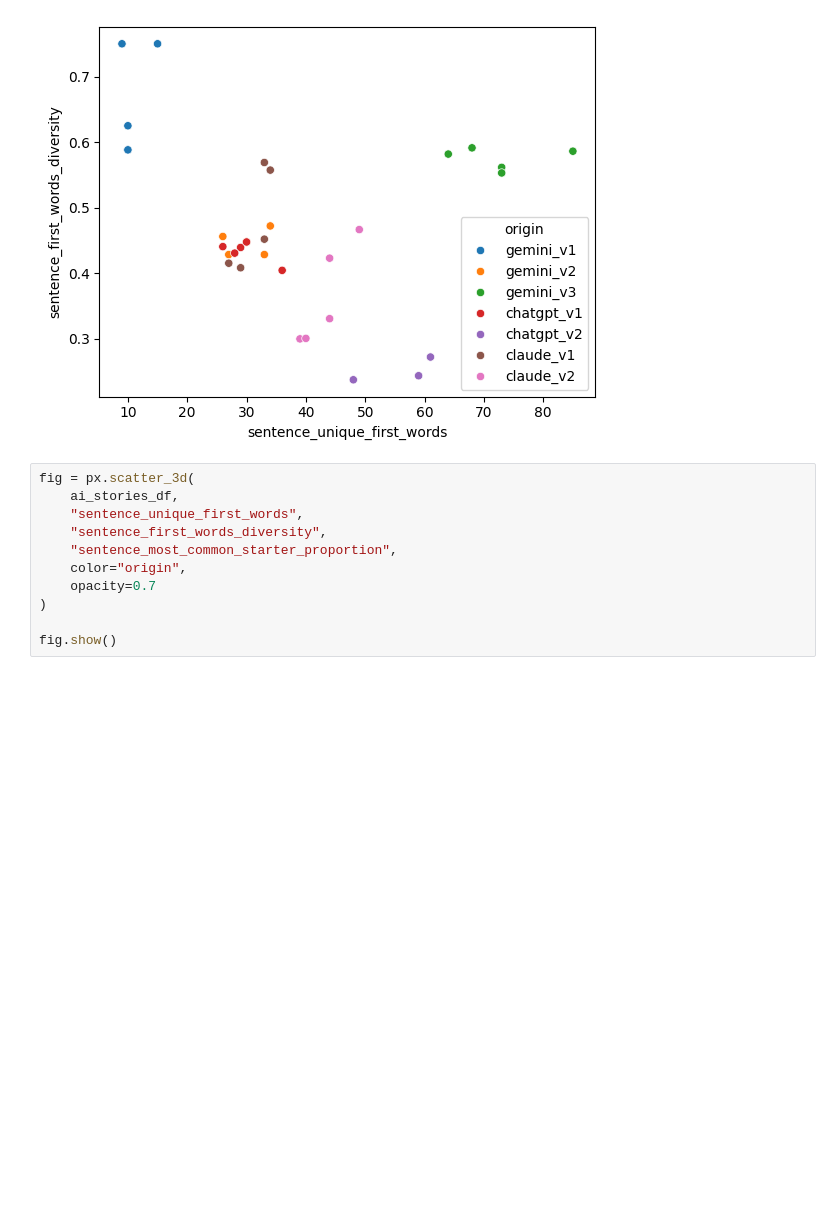
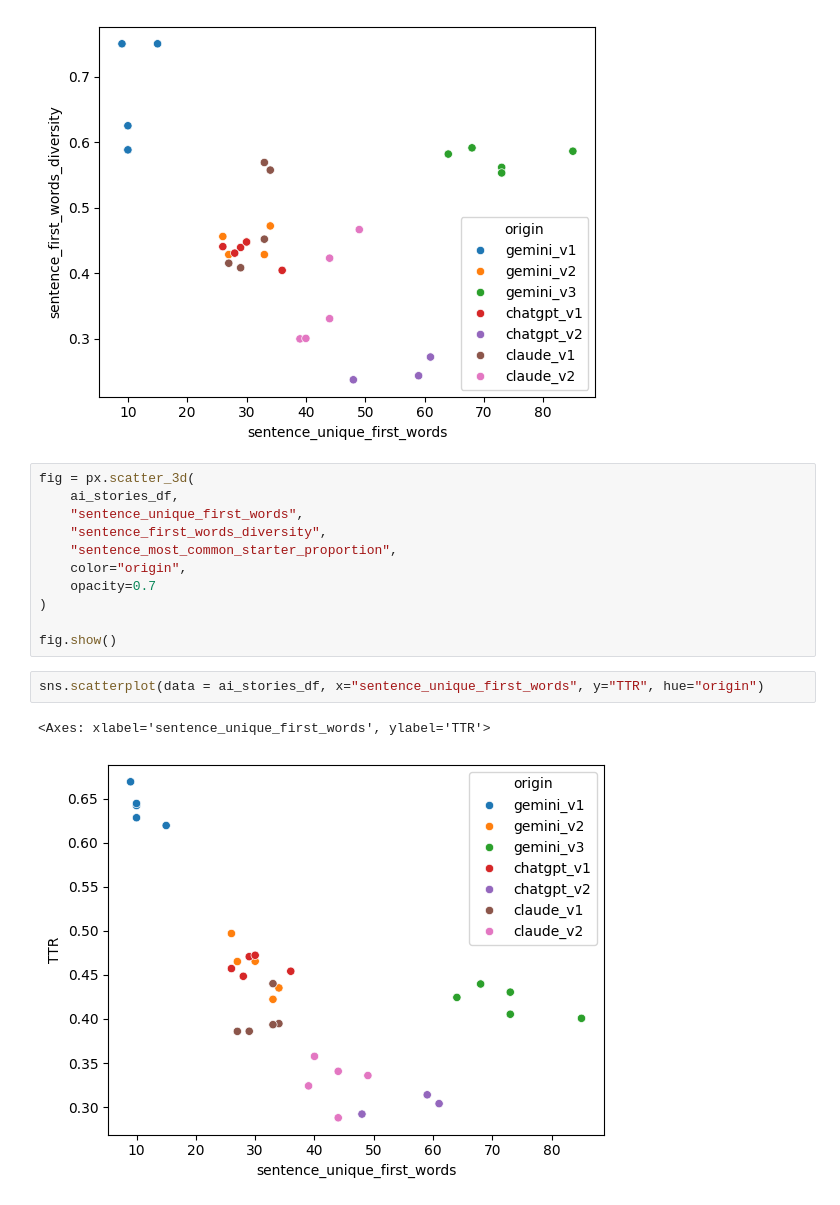
Before and after one commit to tomneisel/ai-written-story-recognition, a Jupyter notebook: notebooks/ai_story_exploration.ipynb, the cells around one changed output. Drawn from its saved outputs; the diff is of its cells as text; blank space fills up the shorter version.

```diff
--- a/notebooks/ai_story_exploration.ipynb
+++ b/notebooks/ai_story_exploration.ipynb
@@ -66,3 +66,8 @@ fig = px.scatter_3d(
 )
 
 fig.show()
+# %%
+sns.scatterplot(data = ai_stories_df, x="sentence_unique_first_words", y="TTR", hue="origin")
+# %% [output]
+<Axes: xlabel='sentence_unique_first_words', ylabel='TTR'>
+[figure, added]
```
Also changed, not shown: 4 other files.
